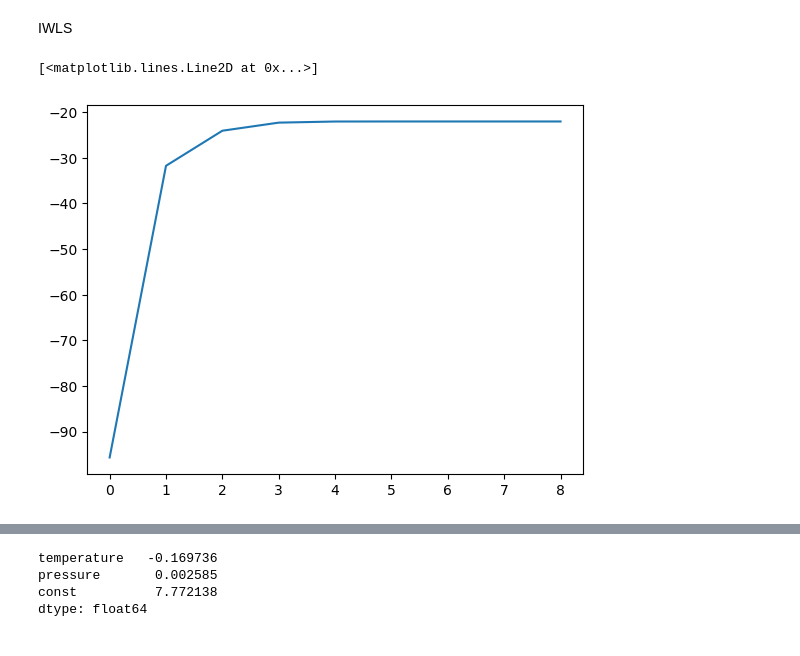
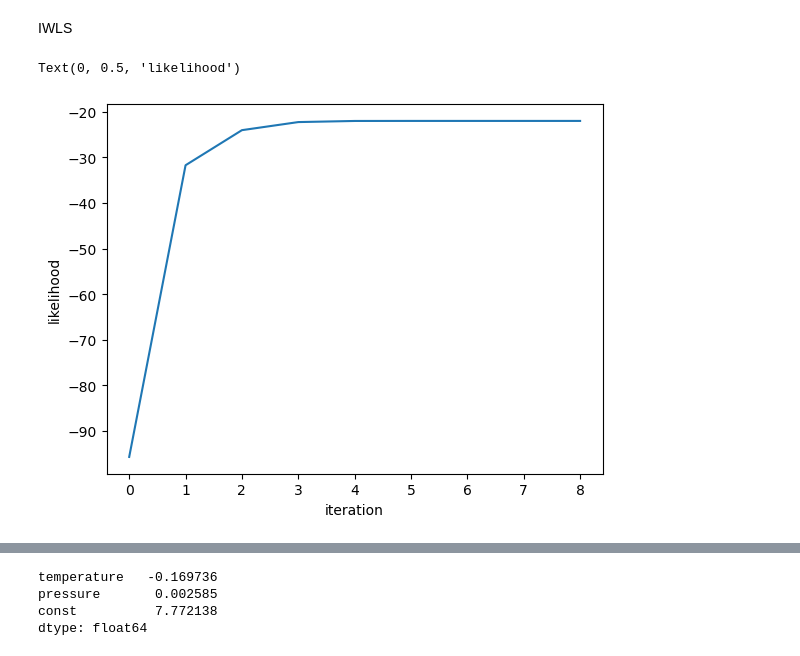
Before and after one commit to Imperial-Wiki/MathsWiki_code_demo, a Jupyter notebook: Statistical_Modelling_II/challenger.ipynb, the cells around one changed output, grey strips where cells are left out. Cells and saved outputs as stored; diff of their text form; code cells hidden in the pictures.

```diff
--- a/Statistical_Modelling_II/challenger.ipynb
+++ b/Statistical_Modelling_II/challenger.ipynb
@@ -35,7 +35,7 @@ y = orings["eroded"].to_numpy()
 # %% [markdown]
 Compute loss function
 # %%
-def loss(beta: np.array, X: np.array, y: np.array) -> float:
+def loss(beta: np.ndarray, X: np.ndarray, y: np.ndarray) -> float:
     '''Compute value of the empirical loss.'''
 
     # compute vector of np.dot(xi, beta)
@@ -121,20 +112,11 @@ def sgd(X: np.array, y: np.array, beta_0: np.array=None, stochastic: bool=False,
 # %% [markdown]
 IWLS
 # %%
-def IWLS(X: np.array, y: np.array, beta_0: np.array=None,
+def IWLS(X: np.ndarray, y: np.ndarray, beta: np.ndarray=np.zeros(3),
          step_schedule: Literal["constant", "robbins"]="constant", alpha: float=1.,
          max_step: int=25, tol: float=1e-10,
-         rng_generator: np.random.Generator=None,
-         store_history: bool=False) -> np.array:
-
-    # randomly initialise beta_0 if no initial beta_0 is given
-    if beta_0 != None:
-        beta = beta_0
-    else:
-        if rng_generator:
-            beta = rng_generator.random(3)
-        else:
-            beta = np.zeros(3)
+         store_history: bool=False) -> np.ndarray:
+    '''Perform iterated weighted least square on the dataset, depends on stepsize alpha.'''
 
     if store_history:
         history = [beta]   # create list of history of beta
@@ -179,8 +161,10 @@ def IWLS(X: np.array, y: np.array, beta_0: np.array=None,
     else:
         return new_beta
 # %%
-hist = IWLS(X, y, alpha=1, max_step=50, store_history=True)
-plt.plot([loss(beta, X, y) for beta in hist])
+hist_IWLS = IWLS(X, y, alpha=1, max_step=50, store_history=True)
+plt.plot([loss(beta, X, y) for beta in hist_IWLS])
+plt.xlabel("iteration")
+plt.ylabel("likelihood")
 # %% [output]
-[<matplotlib.lines.Line2D at 0x...>]
+Text(0, 0.5, 'likelihood')
-[figure, old version]
+[figure, new version]
```
Also changed, not shown: parts of 16 cells of this notebook, 2 other files.
